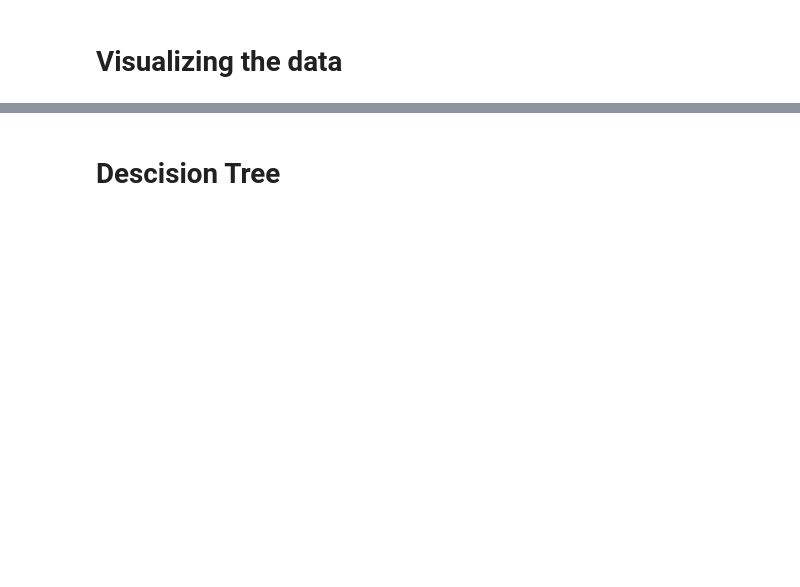
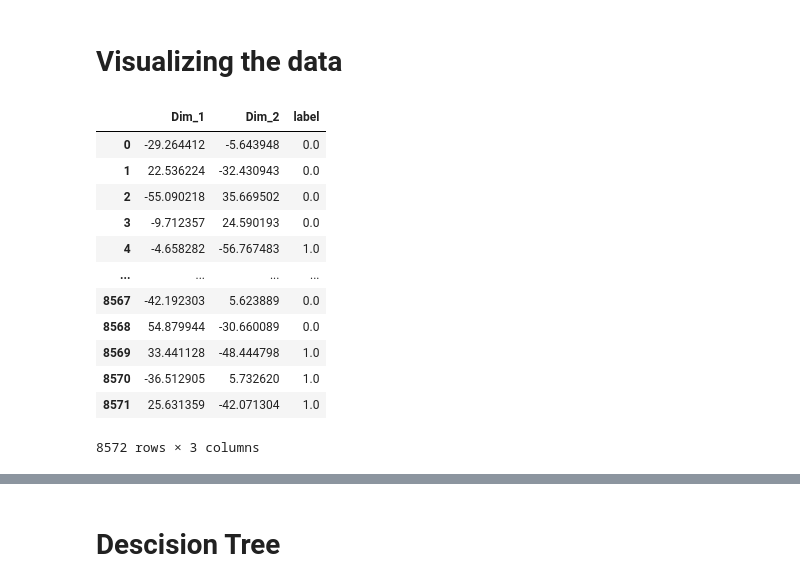
Before and after one commit to BenMeehan/Exploratory-Data-Analysis, a Jupyter notebook: CF.ipynb, the cells around one changed output, grey strips where cells are left out. Cells and saved outputs as stored; diff of their text form; code cells hidden in the pictures; blank space fills up the shorter version.

```diff
--- a/CF.ipynb
+++ b/CF.ipynb
@@ -70,6 +74,21 @@ tsne_data=tsne_model.fit_transform(x_train)
 # %%
 tsne_data = np.vstack((tsne_data.T, y_train)).T
 tsne_df = pd.DataFrame(data=tsne_data, columns=("Dim_1", "Dim_2", "label"))
+tsne_df
+# %% [output]
+|  | Dim_1 | Dim_2 | label |
+| 0 | -29.264412 | -5.643948 | 0.0 |
+| 1 | 22.536224 | -32.430943 | 0.0 |
+| 2 | -55.090218 | 35.669502 | 0.0 |
+| 3 | -9.712357 | 24.590193 | 0.0 |
+| 4 | -4.658282 | -56.767483 | 1.0 |
+| ... | ... | ... | ... |
+| 8567 | -42.192303 | 5.623889 | 0.0 |
+| 8568 | 54.879944 | -30.660089 | 0.0 |
+| 8569 | 33.441128 | -48.444798 | 1.0 |
+| 8570 | -36.512905 | 5.732620 | 1.0 |
+| 8571 | 25.631359 | -42.071304 | 1.0 |
+8572 rows × 3 columns
 # %%
 import seaborn as sns
 colors=['#845EC2','#D65DB1']
```
Also changed, not shown: parts of 13 cells of this notebook.
